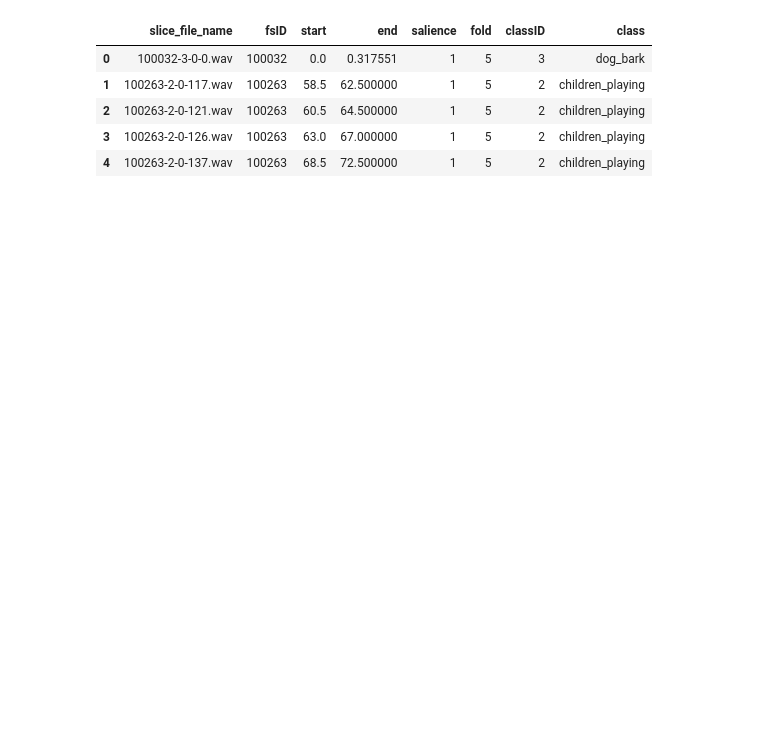
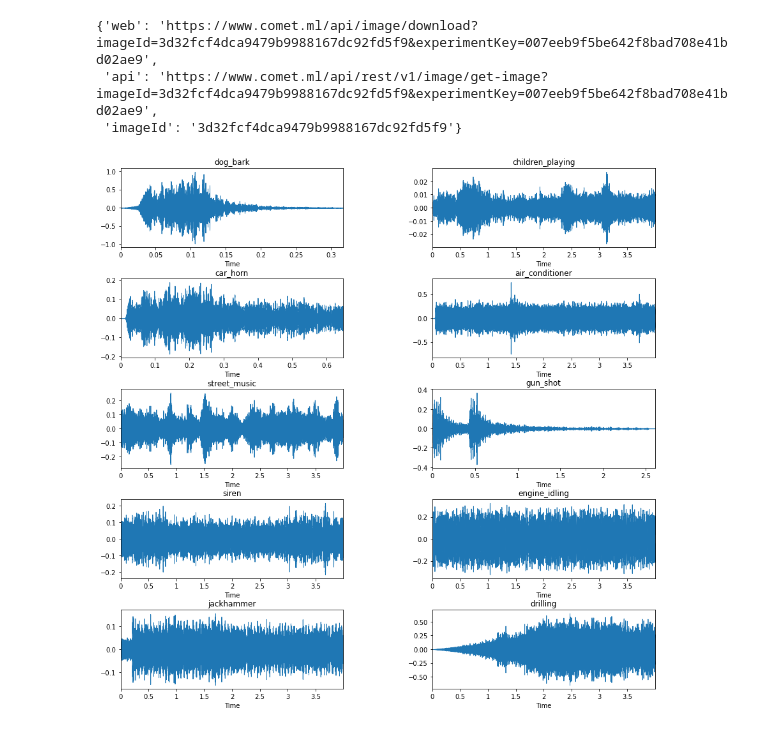
Before and after one commit to kpapijnenburg/open-program, a Jupyter notebook: sound-classifier/urbansound8k.ipynb, the cells around one changed output. Saved outputs shown, nothing was run; the diff lists cells and outputs as text; code cells hidden in the pictures; blank space fills up the shorter version.

Commit message:
Load, display and export  waveform images

```diff
--- a/sound-classifier/urbansound8k.ipynb
+++ b/sound-classifier/urbansound8k.ipynb
@@ -29,11 +35,37 @@ COMET INFO: Experiment is live on comet.ml https://www.comet.ml/kpapijnenburg/ur
 # %%
-# Load dataset
+# Load meta dataset
 df = pd.read_csv('UrbanSound8k/metadata/UrbanSound8k.csv')
 df.head()
+
+# Extract all unique labels
+labels = list(df['class'].unique())
-# %% [output]
-|  | slice_file_name | fsID | start | end | salience | fold | classID | class |
-| 0 | 100032-3-0-0.wav | 100032 | 0.0 | 0.317551 | 1 | 5 | 3 | dog_bark |
-| 1 | 100263-2-0-117.wav | 100263 | 58.5 | 62.500000 | 1 | 5 | 2 | children_playing |
-| 2 | 100263-2-0-121.wav | 100263 | 60.5 | 64.500000 | 1 | 5 | 2 | children_playing |
-| 3 | 100263-2-0-126.wav | 100263 | 63.0 | 67.000000 | 1 | 5 | 2 | children_playing |
-| 4 | 100263-2-0-137.wav | 100263 | 68.5 | 72.500000 | 1 | 5 | 2 | children_playing |
+# %%
+# Load example audio file for each label
+files = dict()
+base = 'UrbanSound8k/audio/fold'
+
+for i in range(len(labels)):
+    temp = df[df['class'] == labels[i]][:1].reset_index()
+    path = f'{base}{temp.fold[0]}/{temp.slice_file_name[0]}'
+    files[labels[i]] = path
+# %%
+# Visualize waveforms using Librosa & pyplot
+fig = plt.figure(figsize=(15, 15))
+fig.subplots_adjust(hspace=0.4, wspace=0.4)
+
+for i, label in enumerate(labels):
+    fname = files[label]
+    fig.add_subplot(5, 2, i+1)
+    plt.title(label)
+    data, sample_rate = librosa.load(fname)
+    display.waveplot(data, sr=sample_rate)
+
+plt.savefig('class_example.png')
+
+# Log the waveform to the Comet experiment
+experiment.log_image('class_example.png')
+# %% [output]
+{'web': 'https://www.comet.ml/api/image/download?imageId=3d32fcf4dca9479b9988167dc92fd5f9&experimentKey=007eeb9f5be642f8bad708e41bd02ae9',
+ 'api': 'https://www.comet.ml/api/rest/v1/image/get-image?imageId=3d32fcf4dca9479b9988167dc92fd5f9&experimentKey=007eeb9f5be642f8bad708e41bd02ae9',
+ 'imageId': '3d32fcf4dca9479b9988167dc92fd5f9'}
+[figure, added]
```
Also changed, not shown: parts of 3 cells of this notebook, 1 other file.
